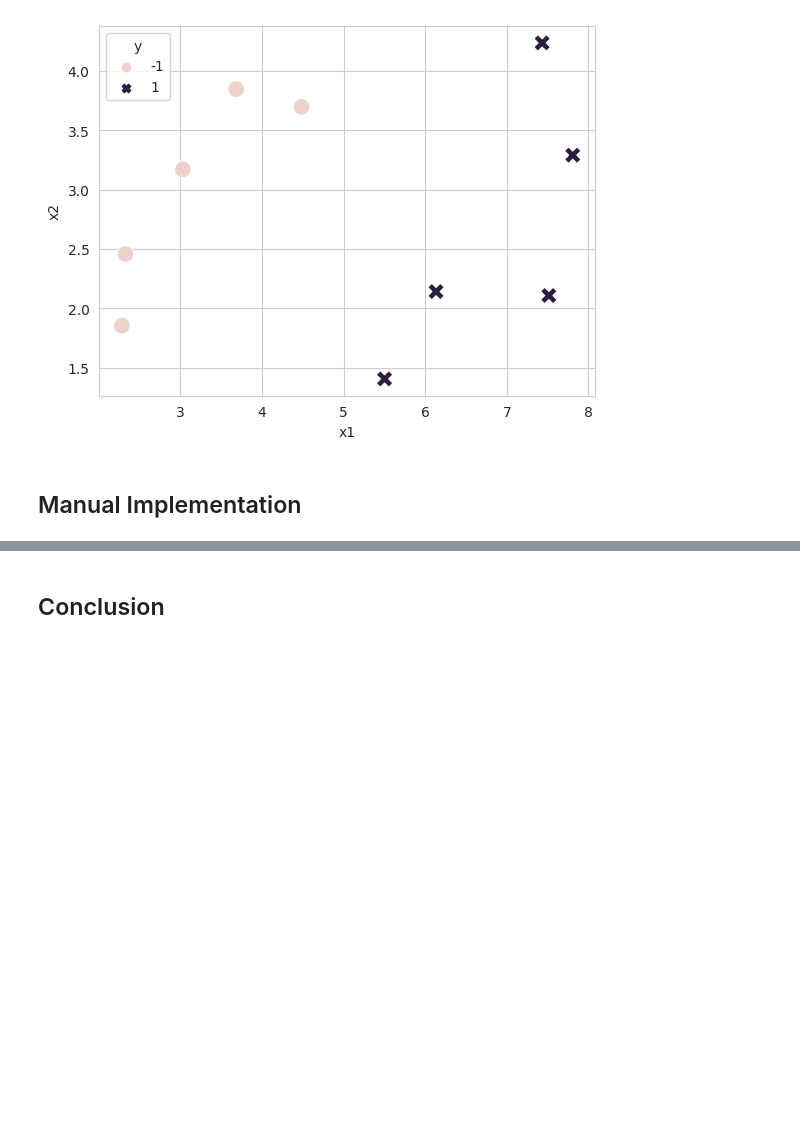
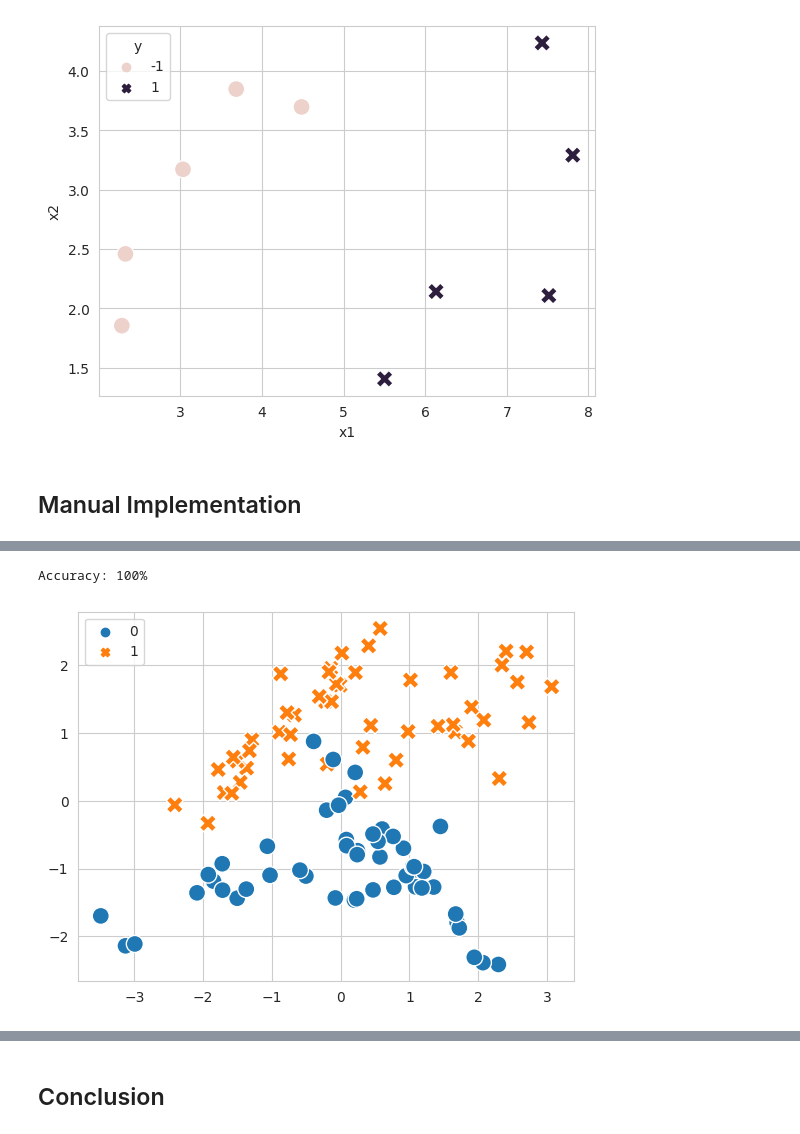
Before and after one commit to muscak/Master-Machine-Learning-Algorithms, a Jupyter notebook: Nonlinear-Algorithms/Support-Vector-Machines/SVM.ipynb, the cells around one changed output, grey strips where cells are left out. Cells and saved outputs as stored; diff of their text form; code cells hidden in the pictures; blank space fills up the shorter version.

```diff
--- a/Nonlinear-Algorithms/Support-Vector-Machines/SVM.ipynb
+++ b/Nonlinear-Algorithms/Support-Vector-Machines/SVM.ipynb
@@ -86,0 +114,28 @@ df_train
+# %%
+df_prediction['output'] = b1*df_prediction['x1'] + b2*df_prediction['x2']
+df_prediction.loc[df_prediction['output'] < 0, 'sharp'] = -1
+df_prediction.loc[df_prediction['output'] >= 0, 'sharp'] = 1
+
+df_prediction.loc[df_prediction['sharp'] == df_prediction['y'], 'error'] = 0
+df_prediction.loc[df_prediction['sharp'] != df_prediction['y'], 'error'] = 1
+
+acc = (1 - (df_prediction['error'].sum() / len(df))) * 100
+
+print('Accuracy: {:.0f}%'.format(acc))
+# %% [output]
+Accuracy: 100%
+# %%
+from sklearn.datasets import make_classification
+x, y = make_classification(
+    n_samples=100, # 1000 observations
+    n_features=2, # 5 total features
+    n_informative=2, # 3 'useful' features
+    n_redundant=0,
+    n_classes=2, # binary target/label
+    random_state=101 # if you want the same results as mine
+)
+# %%
+sb.scatterplot(x=x[:,0], y=x[:,1], hue=y, style=y, s=150)
+plt.show()
+# %% [output]
+[figure, added]
```
Also changed, not shown: parts of 8 cells of this notebook.
